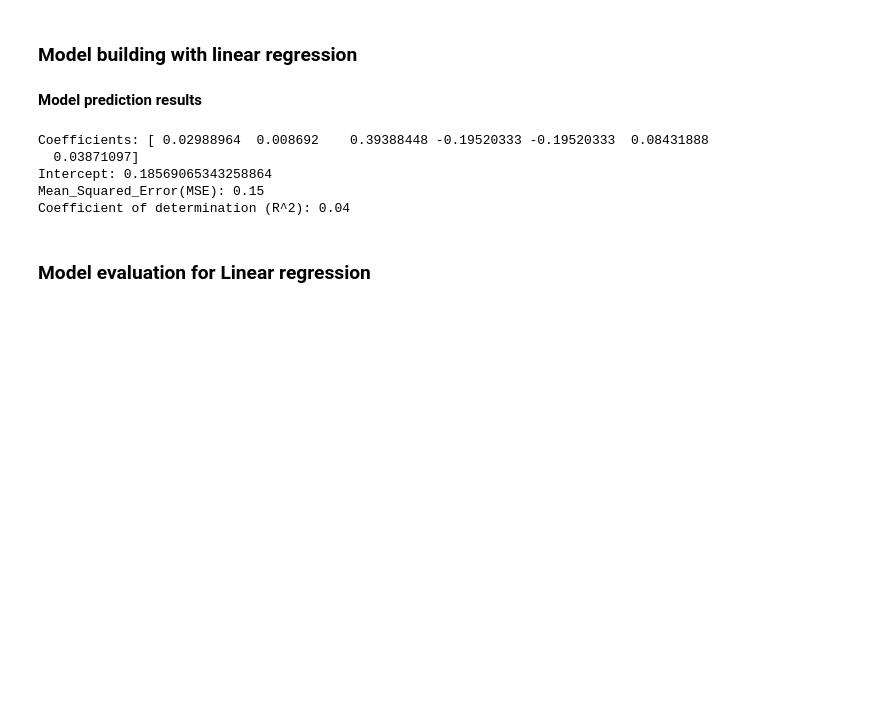
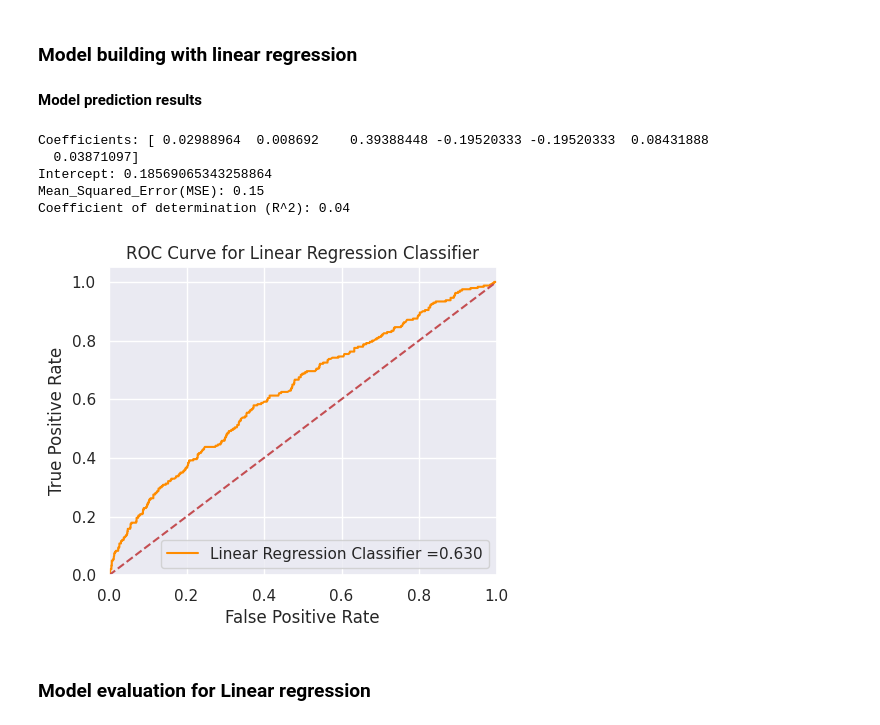
Before and after one commit to frankssenoga/frankssenoga, a Jupyter notebook: NEW_ML_ASSIGNMENT_3_NEW_LATEST.ipynb, the cells around one changed output. Cells and saved outputs as stored; diff of their text form; code cells hidden in the pictures; blank space fills up the shorter version.

```diff
--- a/NEW_ML_ASSIGNMENT_3_NEW_LATEST.ipynb
+++ b/NEW_ML_ASSIGNMENT_3_NEW_LATEST.ipynb
@@ -1348,26 +1349,43 @@ accuracy17
 ### **Model building with linear regression**
 # %%
 # modeling using linear regression
+from sklearn.datasets import make_regression
 from sklearn import linear_model
 from sklearn.metrics import mean_squared_error,r2_score
-model=linear_model.LinearRegression()
-model.fit(Tx_train, Ty_train)
-y_predict=model.predict(Tx_test)
+model_lr=linear_model.LinearRegression()
+model_lr.fit(Tx_train, Ty_train)
+y_predict=model_lr.predict(Tx_test)
 # %% [markdown]
 **Model prediction results**
 # %%
 # display of the coefficients, mean squared error and R^2
+print('Coefficients:', model_lr.coef_)
+print('Intercept:', model_lr.intercept_)
+print('Mean_Squared_Error(MSE): %.2f'% mean_squared_error (Ty_test, y_predict))
+print('Coefficient of determination (R^2): %.2f'% r2_score(Ty_test, y_predict))
+# %% [output]
+Coefficients: [ 0.02988964  0.008692    0.39388448 -0.19520333 -0.19520333  0.08431888
+  0.03871097]
+Intercept: 0.18569065343258864
+Mean_Squared_Error(MSE): 0.15
+Coefficient of determination (R^2): 0.04
-# %%
-print('Coefficients:', model.coef_)
-print('Intercept:', model.intercept_)
-print('Mean_Squared_Error(MSE): %.2f'% mean_squared_error (Ty_test, y_predict))
-print('Coefficient of determination (R^2): %.2f'% r2_score(Ty_test, y_predict))
-# %% [output]
-Coefficients: [ 0.02988964  0.008692    0.39388448 -0.19520333 -0.19520333  0.08431888
-  0.03871097]
-Intercept: 0.18569065343258864
-Mean_Squared_Error(MSE): 0.15
-Coefficient of determination (R^2): 0.04
+# %%
+# Visualisation under Reciever Operating Characteristc plot
+plt.figure(figsize=(5,4))
+fpr, tpr, thresholds = roc_curve(Ty_test, y_predict)
+roc_auc_lr = auc(fpr, tpr)
+roc_auc_lr1=roc_auc_score(Ty_test,model_lr.predict(Tx_test))
+plt.plot(fpr, tpr, label='Linear Regression Classifier =%0.3f'%roc_auc_lr1,color = 'darkorange')
+plt.plot([0,1],[0,1],'r--')
+plt.xlim([0.0,1.0])
+plt.ylim([0.0,1.05])
+plt.legend(loc='lower right')
+plt.title('ROC Curve for Linear Regression Classifier')
+plt.xlabel('False Positive Rate')
+plt.ylabel('True Positive Rate')
+plt.show()
+# %% [output]
+[figure, added]
 # %% [markdown]
 ### **Model evaluation for Linear regression**
 # %%
```
Also changed, not shown: parts of 21 cells of this notebook.
